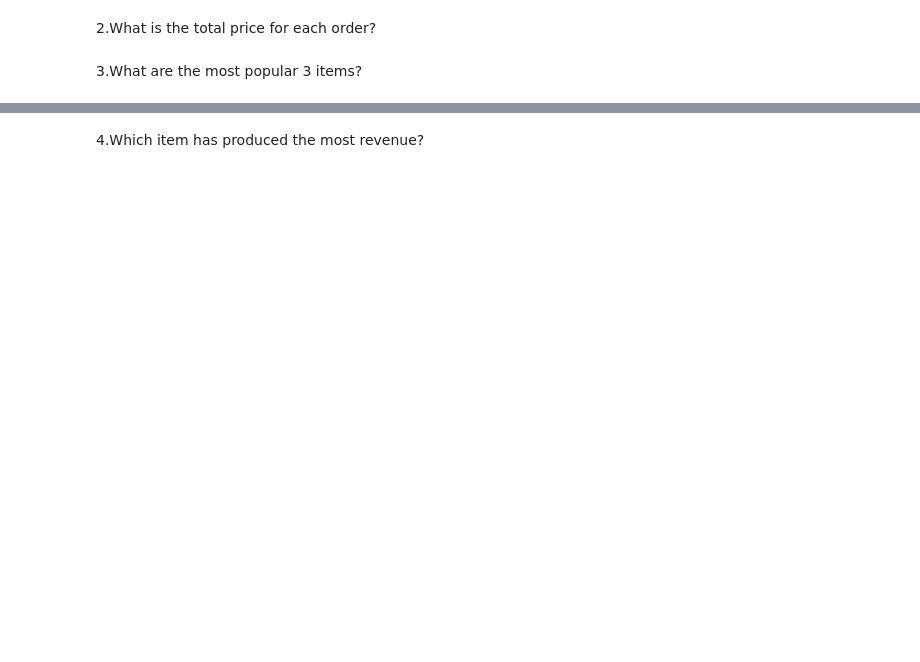
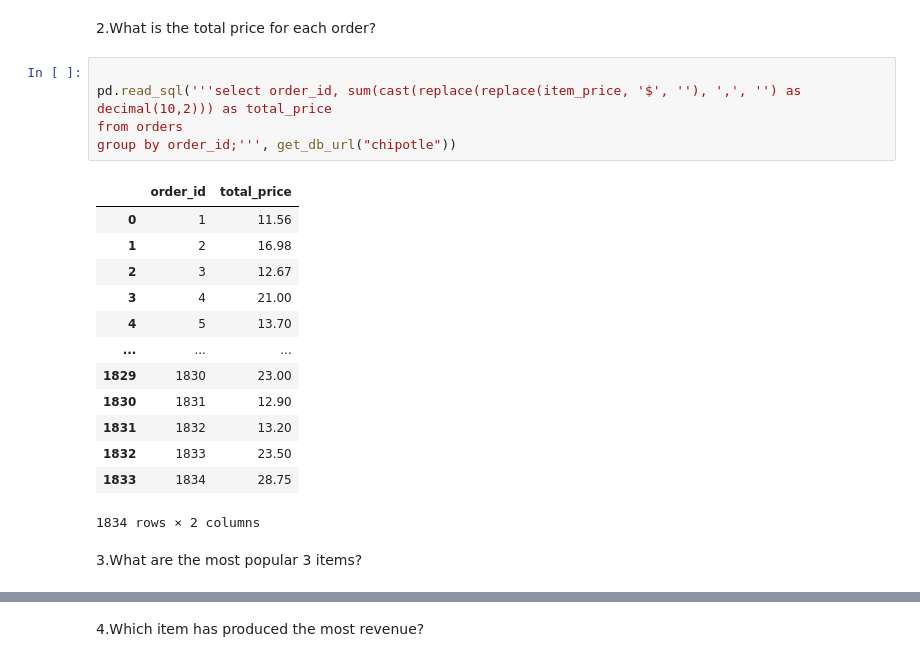
Before and after one commit to Nathanieldewald/numpy-pandas-visualization-exercises, a Jupyter notebook: advanced_dataframes.ipynb, the cells around one changed output, grey strips where cells are left out. Cells and saved outputs as stored; diff of their text form; blank space fills up the shorter version.

```diff
--- a/advanced_dataframes.ipynb
+++ b/advanced_dataframes.ipynb
@@ -405,4 +259,23 @@ Exercises III
 # %% [markdown]
 2.What is the total price for each order?
+# %%
+
+pd.read_sql('''select order_id, sum(cast(replace(replace(item_price, '$', ''), ',', '') as decimal(10,2))) as total_price
+from orders
+group by order_id;''', get_db_url("chipotle"))
+# %% [output]
+|  | order_id | total_price |
+| 0 | 1 | 11.56 |
+| 1 | 2 | 16.98 |
+| 2 | 3 | 12.67 |
+| 3 | 4 | 21.00 |
+| 4 | 5 | 13.70 |
+| ... | ... | ... |
+| 1829 | 1830 | 23.00 |
+| 1830 | 1831 | 12.90 |
+| 1831 | 1832 | 13.20 |
+| 1832 | 1833 | 23.50 |
+| 1833 | 1834 | 28.75 |
+1834 rows × 2 columns
 # %% [markdown]
-3.What are the most popular 3 items?
+ 3.What are the most popular 3 items?
```
Also changed, not shown: parts of 23 cells of this notebook, 4 other files.
